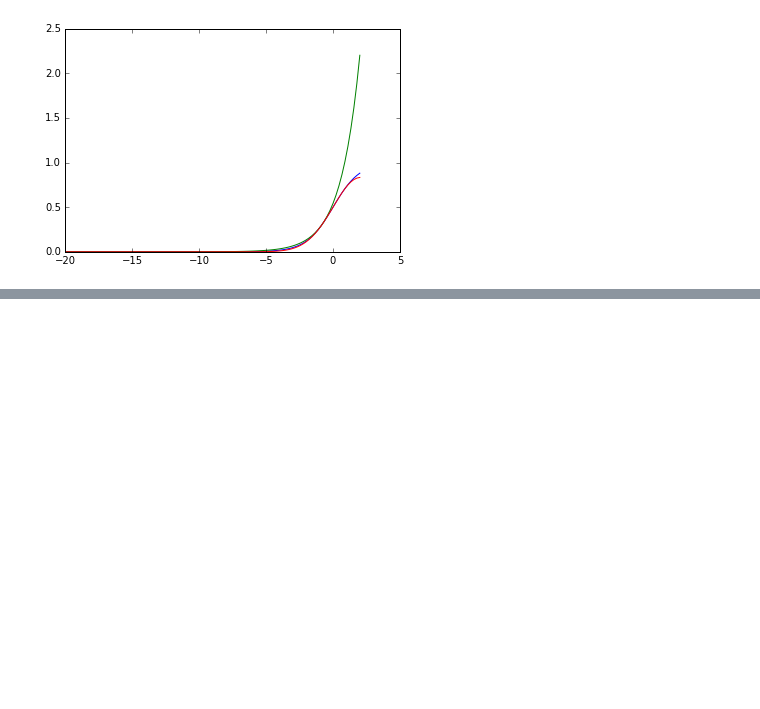
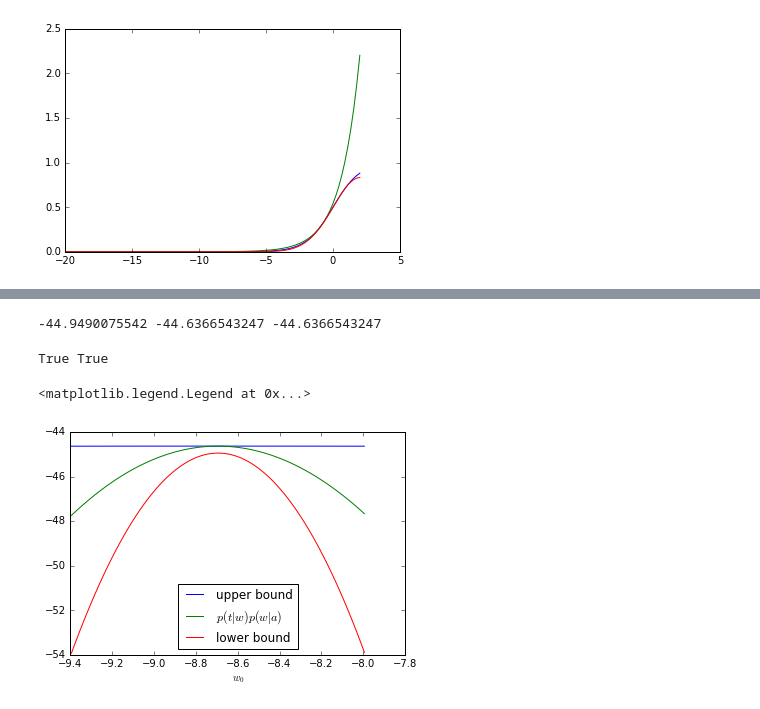
Before and after one commit to silkbottle/vrvm, a Jupyter notebook: test.ipynb, the cells around one changed output, grey strips where cells are left out. Saved outputs shown, nothing was run; the diff lists cells and outputs as text; code cells hidden in the pictures; blank space fills up the shorter version.

```diff
--- a/test.ipynb
+++ b/test.ipynb
@@ -127,5 +58,0 @@ scopt.minimize(bound, 0.5 * np.ones(X.shape[0]), method='TNC', jac=gradient, hes
-# %%
-lmb = 0.5
-for i in xrange(100):
-    lmb = 1. / (1 + np.exp(6 * lmb))
-    print lmb
@@ -131,0 +70,46 @@ for i in xrange(100):
+# %%
+print est.lb(est.w_), est.f(est.w_), est.ub(est.w_)
+# %% [output]
+-44.9490075542 -44.6366543247 -44.6366543247
+# %%
+print est.lb(est.w_) <= est.f(est.w_), est.f(est.w_) <= est.ub(est.w_)
+# %% [output]
+True True
+# %%
+def lower_bound(est, n = 0, delta_w = 4, n_points = 100):
+    w = est.w_.copy()
+    w_domain = np.linspace(w[n] - delta_w, w[n] + delta_w, n_points)
+    ret = np.zeros(n_points)
+    for i in xrange(n_points):
+        w[n] = w_domain[i]
+        ret[i] = est.lb(w)
+    return w_domain, ret
+# %%
+def upper_bound(est, n = 0, delta_w = 4, n_points = 100):
+    w = est.w_.copy()
+    w_domain = np.linspace(w[n] - delta_w, w[n] + delta_w, n_points)
+    ret = np.zeros(n_points)
+    for i in xrange(n_points):
+        w[n] = w_domain[i]
+        ret[i] = est.ub(w)
+    return w_domain, ret
+# %%
+def f(est, n = 0, delta_w = 4, n_points = 100):
+    w = est.w_.copy()
+    w_domain = np.linspace(w[n] - delta_w, w[n] + delta_w, n_points)
+    ret = np.zeros(n_points)
+    for i in xrange(n_points):
+        w[n] = w_domain[i]
+        ret[i] = est.f(w)
+    return w_domain, ret
+# %%
+n = 0
+delta_w = 0.7
+plt.plot(upper_bound(est, n=n, delta_w=delta_w)[0], upper_bound(est, n=n, delta_w=delta_w)[1], label='upper bound')
+plt.plot(f(est, n=n, delta_w=delta_w)[0], f(est, n=n, delta_w=delta_w)[1], label='$p(t|w)p(w|a)$')
+plt.plot(lower_bound(est, n=n, delta_w=delta_w)[0], lower_bound(est, n=n, delta_w=delta_w)[1], label='lower bound')
+plt.xlabel('$w_%d$' % n)
+plt.legend(loc='best')
+# %% [output]
+<matplotlib.legend.Legend at 0x...>
+[figure, added]
```
Also changed, not shown: parts of 19 cells of this notebook, 2 other files.
